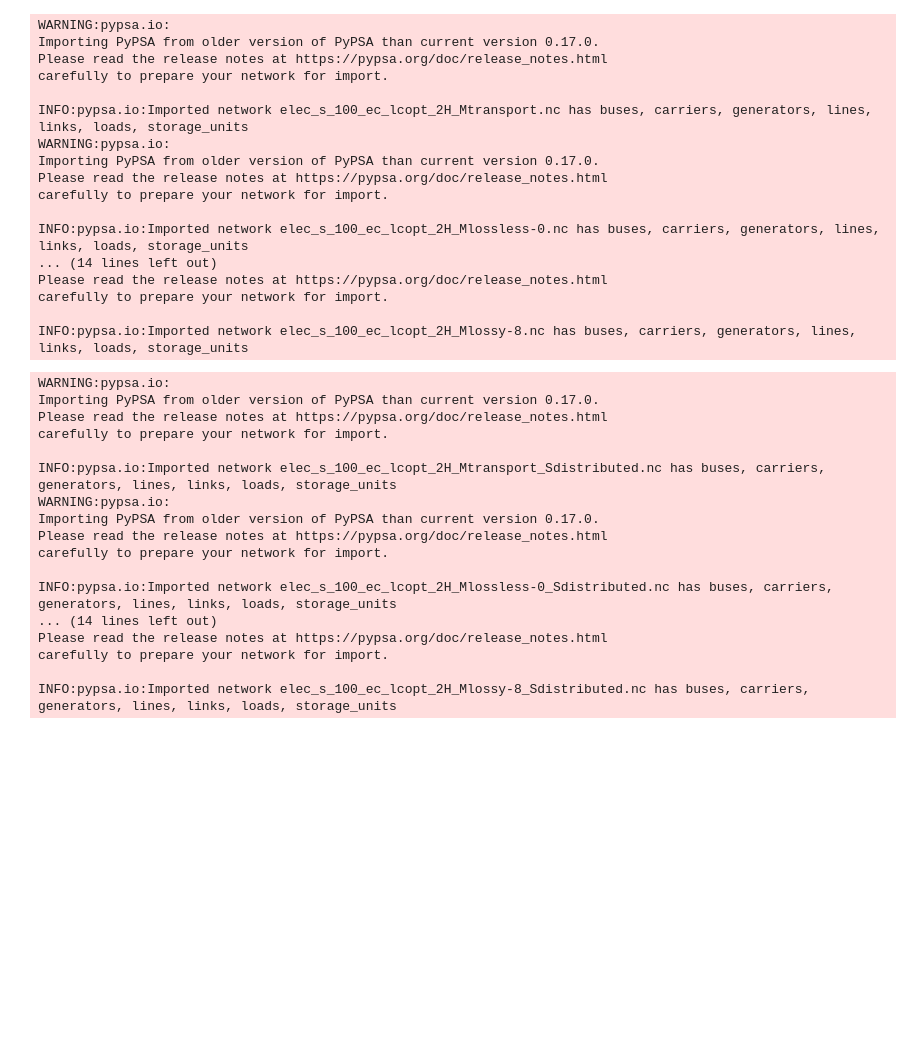
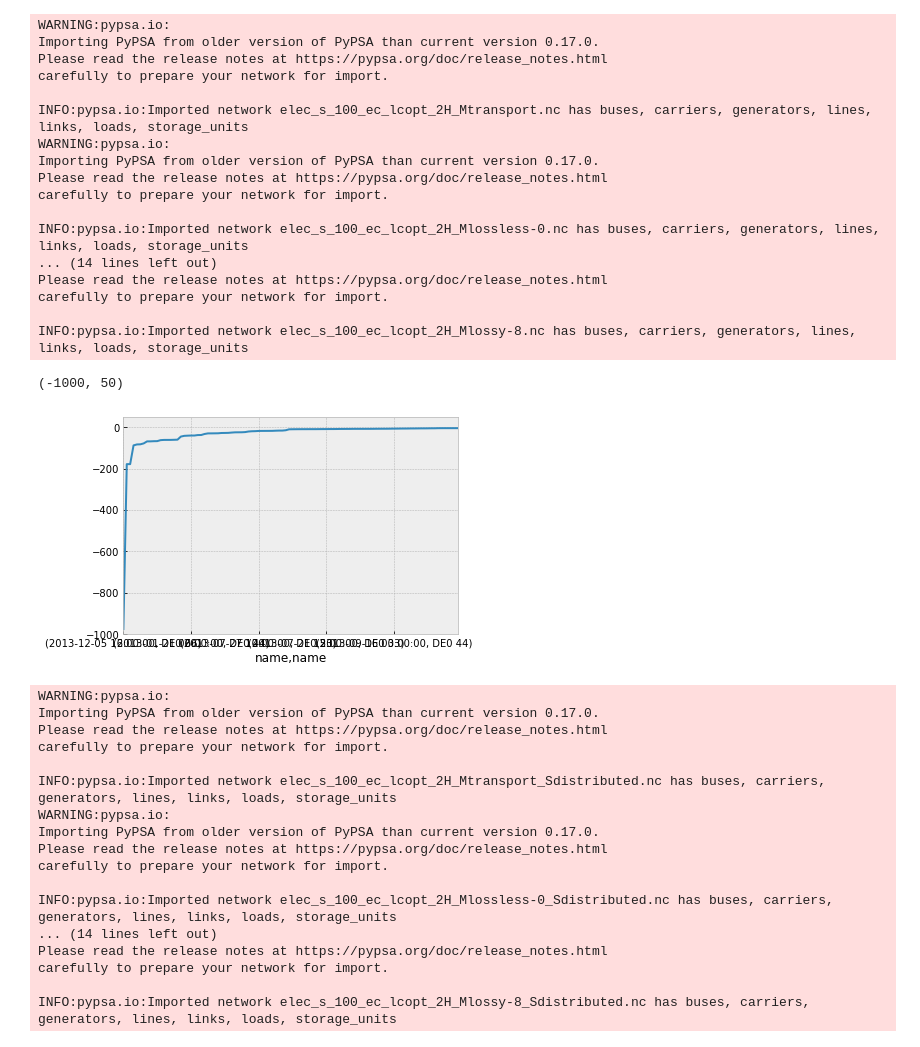
Before and after one commit to fneum/power-flow-models, a Jupyter notebook: plotting.ipynb, the cells around one changed output. Cells and saved outputs as stored; diff of their text form; code cells hidden in the pictures; blank space fills up the shorter version.

```diff
--- a/plotting.ipynb
+++ b/plotting.ipynb
@@ -392,6 +392,14 @@ Please read the release notes at https://pypsa.org/doc/release_notes.html
 carefully to prepare your network for import.
 
 INFO:pypsa.io:Imported network elec_s_100_ec_lcopt_2H_Mlossy-8.nc has buses, carriers, generators, lines, links, loads, storage_units
+# %%
+n = networks["lossless-3"]
+# %%
+n.buses_t.marginal_price.stack().sort_values().iloc[:100].plot()
+plt.ylim([-1000,50])
+# %% [output]
+(-1000, 50)
+[figure, added]
 # %%
 networks_pf = {fm: pypsa.Network(f"results/pf/elec_s_100_ec_lcopt_2H_M{fm}_Sdistributed.nc") for fm in flow_models}
 # %% [output]
```
Also changed, not shown: parts of 2 cells of this notebook, 1 other file.
